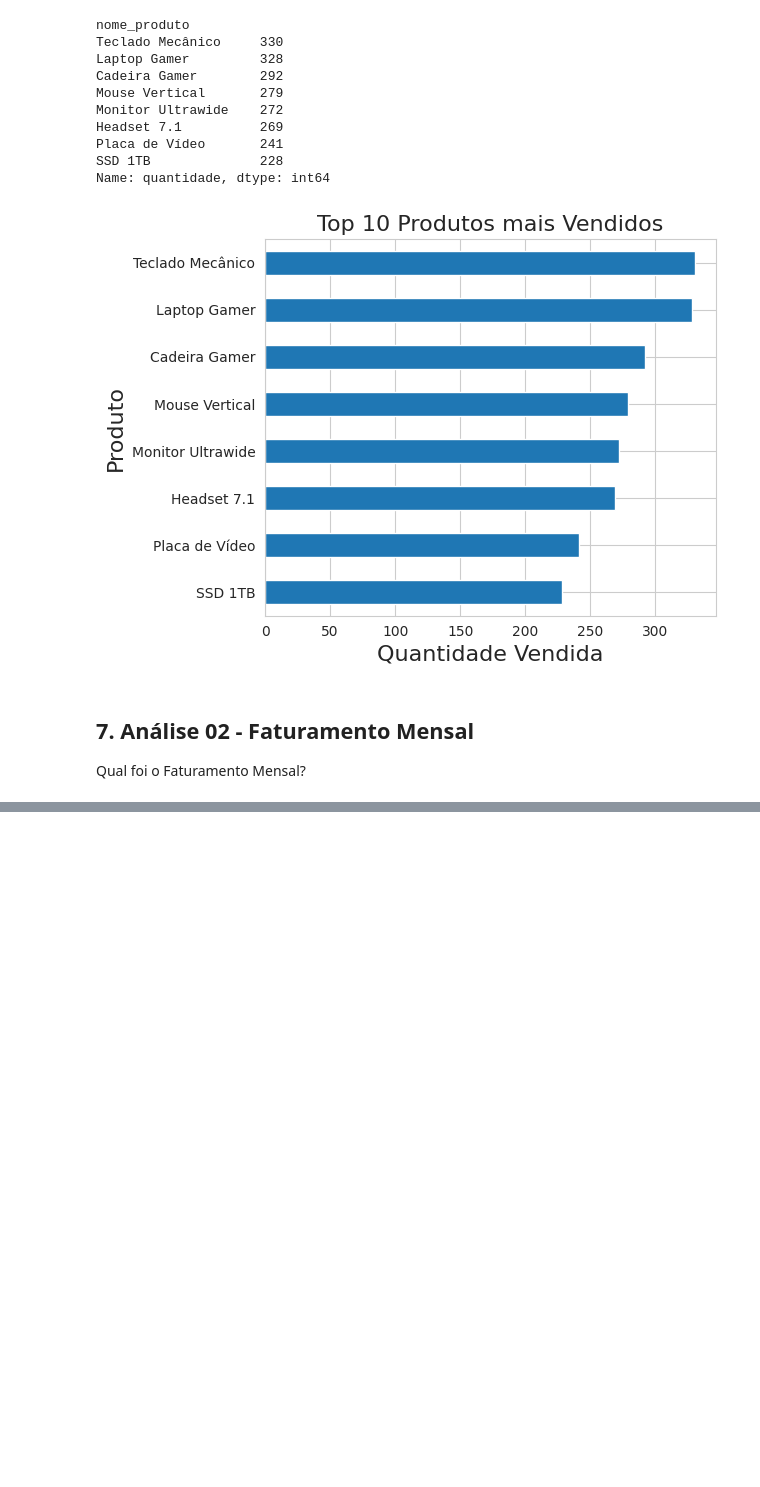
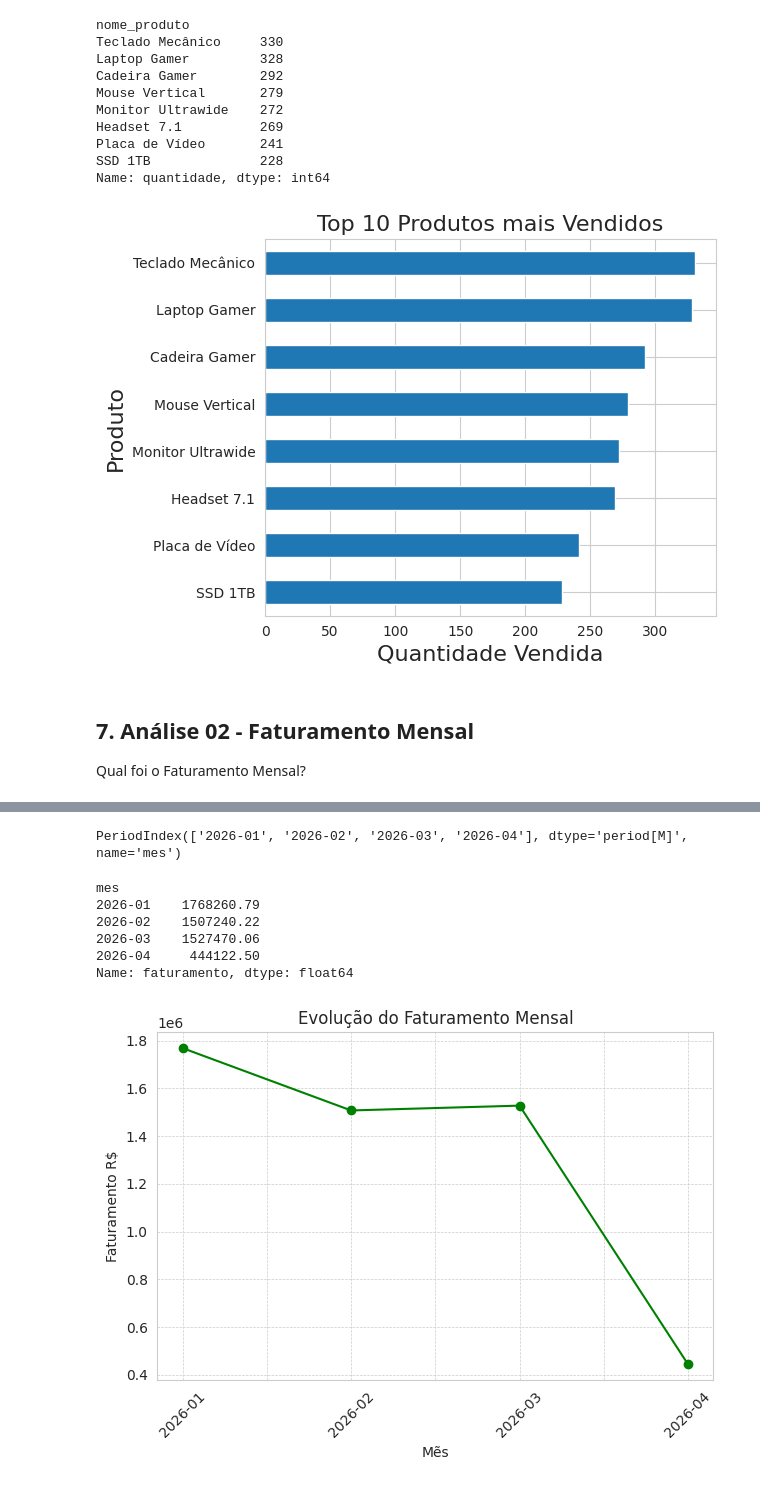
Before and after one commit to marcusvbrangel/fundamentos-linguagem-python-basico-aplicacoes-ia, a Jupyter notebook: 02-mini-projeto-01/estudo-python-02-mini-projeto-01.ipynb, the cells around one changed output, grey strips where cells are left out. Cells and saved outputs as stored; diff of their text form; code cells hidden in the pictures; blank space fills up the shorter version.

```diff
--- a/02-mini-projeto-01/estudo-python-02-mini-projeto-01.ipynb
+++ b/02-mini-projeto-01/estudo-python-02-mini-projeto-01.ipynb
@@ -369,0 +380,6 @@ Qual foi o Faturamento Mensal?
+# %%
+# define a coluna "mes" para o agrupamento mensal
+df_vendas["mes"] = df_vendas["data_pedido"].dt.to_period("M")
+
+# exibe os dados
+df_vendas[["data_pedido", "mes", "faturamento"]].head()
@@ -369,0 +393,6 @@ Qual foi o Faturamento Mensal?
+# %%
+# agrupa por mes e soma o faturamento
+faturamento_mensal = df_vendas.groupby("mes")["faturamento"].sum()
+
+# exibe o resultado
+faturamento_mensal
@@ -369,0 +406,62 @@ Qual foi o Faturamento Mensal?
+# %%
+# exibe o tipo de dado do index deste dataframe
+faturamento_mensal.index
+# %% [output]
+PeriodIndex(['2026-01', '2026-02', '2026-03', '2026-04'], dtype='period[M]', name='mes')
+# %%
+# Converte o indice para string para facilitar a plotagem do grafico
+faturamento_mensal.index = faturamento_mensal.index.strftime('%Y-%m')
+# %%
+# formata para duas casas decimais
+faturamento_mensal.map("R$ {:,.2f}".format)
+
+# exibe o resultado
+faturamento_mensal
+
+# formata para o padrao moeda do brasil
+# import locale
+
+#locale.setlocale(locale.LC_ALL, "pt_BR.UTF-8")
+
+#faturamento_mensal_formatado = faturamento_mensal.map(
+#    lambda x: locale.currency(x, grouping=True)
+#)
+
+# exibe o resultado
+#faturamento_mensal_formatado
+# %% [output]
+mes
+2026-01    1768260.79
+2026-02    1507240.22
+2026-03    1527470.06
+2026-04     444122.50
+Name: faturamento, dtype: float64
+# %%
+# define o tamanho da figura do grafico
+plt.Figure(figsize=(1, 1))
+
+# plota os dados de faturaento mensal em formato de linha
+faturamento_mensal.plot(kind="line", marker="o", linestyle="-", color="green")
+
+# define o titulo do grafico
+plt.title("Evolução do Faturamento Mensal", fontsize=12)
+
+# define o rotulo do eixo x
+plt.xlabel("Mẽs", fontsize=10)
+
+# define o rotulo do eixo y
+plt.ylabel("Faturamento R$", fontsize=10)
+
+# rotaciona o rotulo do eixo x para melhor visualizacao
+plt.xticks(rotation=45)
+
+# adiciona uma grade com estilo tracejado e linhas finas
+plt.grid(True, which = 'both', linestyle = '--', linewidth = 0.5)
+
+# ajusta automaticamente os elementos para evitar sobreposicao
+plt.tight_layout()
+
+# exibe o grafico
+plt.show()
+# %% [output]
+[figure, added]
```
Also changed, not shown: parts of 3 cells of this notebook.
